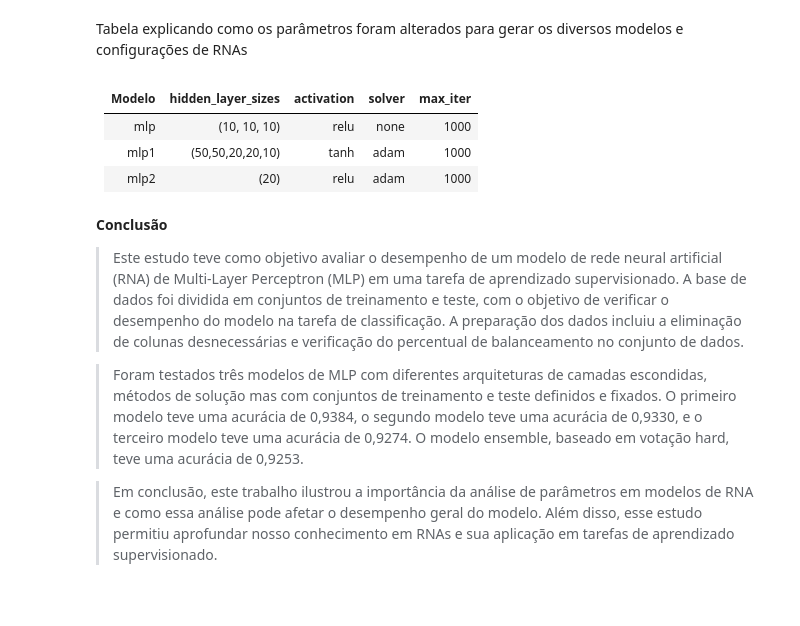
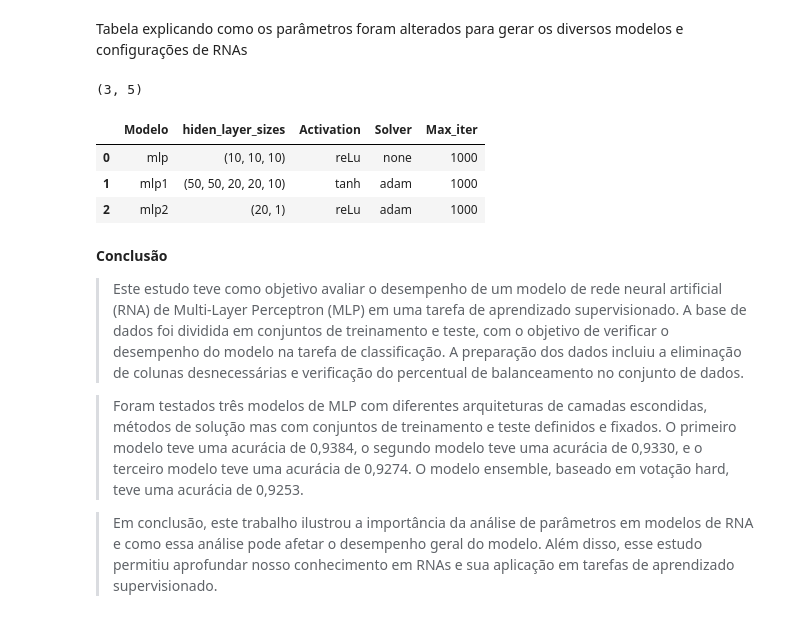
Before and after one commit to gustavo1902/RedesNeurais, a Jupyter notebook: Projeto_Final_Resolvendo_um_problema_prático_com_RNAs.ipynb, the cells around one changed output. Cells and saved outputs as stored; diff of their text form; code cells hidden in the pictures.

```diff
--- a/Projeto_Final_Resolvendo_um_problema_prático_com_RNAs.ipynb
+++ b/Projeto_Final_Resolvendo_um_problema_prático_com_RNAs.ipynb
@@ -589,13 +589,16 @@ Erro médio quadrático: 0.06158403242277936
 Erro absoluto médio: 0.07516481401280016
 # %% [markdown]
 Tabela explicando como os parâmetros foram alterados para gerar os diversos modelos e configurações de RNAs
-# %% [markdown]
-
-| Modelo | hidden_layer_sizes | activation | solver | max_iter |
-| ------ | ------------------ | --------- | ------ | ------- |
-| mlp    | (10, 10, 10)      | relu      | none   | 1000    |
-| mlp1   | (50,50,20,20,10)  | tanh      | adam   | 1000    |
-| mlp2   | (20)              | relu      | adam   | 1000    |
+# %%
+data_set = pd.read_csv("/content/drive/MyDrive/Colab Notebooks/ia/archive/tabela.csv")
+print(data_set.shape)
+data_set.head(10)
+# %% [output]
+(3, 5)
+|  | Modelo | hiden_layer_sizes | Activation | Solver | Max_iter |
+| 0 | mlp | (10, 10, 10) | reLu | none | 1000 |
+| 1 | mlp1 | (50, 50, 20, 20, 10) | tanh | adam | 1000 |
+| 2 | mlp2 | (20, 1) | reLu | adam | 1000 |
 # %% [markdown]
 **Conclusão**
 
```
Also changed, not shown: parts of 3 cells of this notebook.
